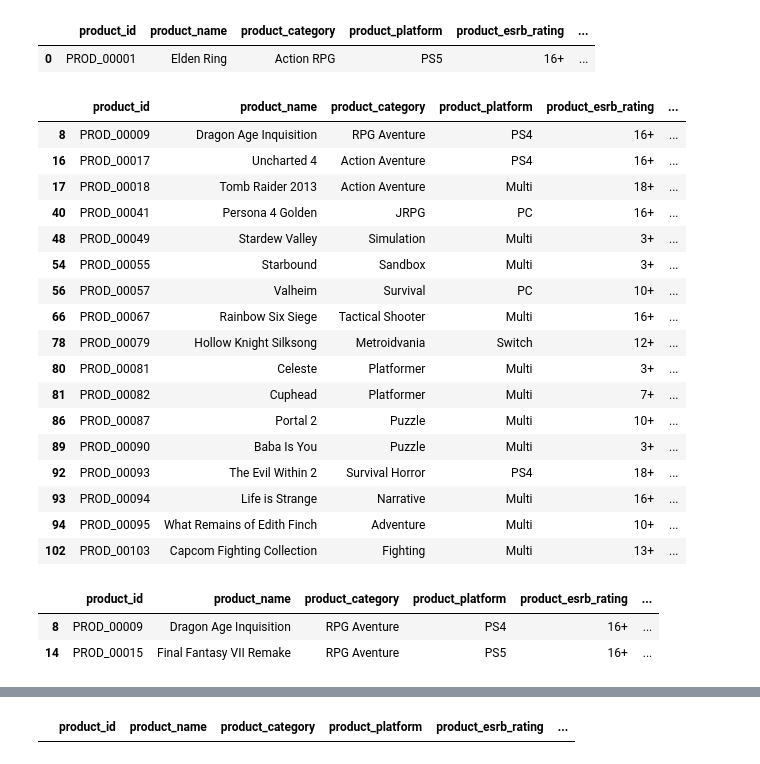
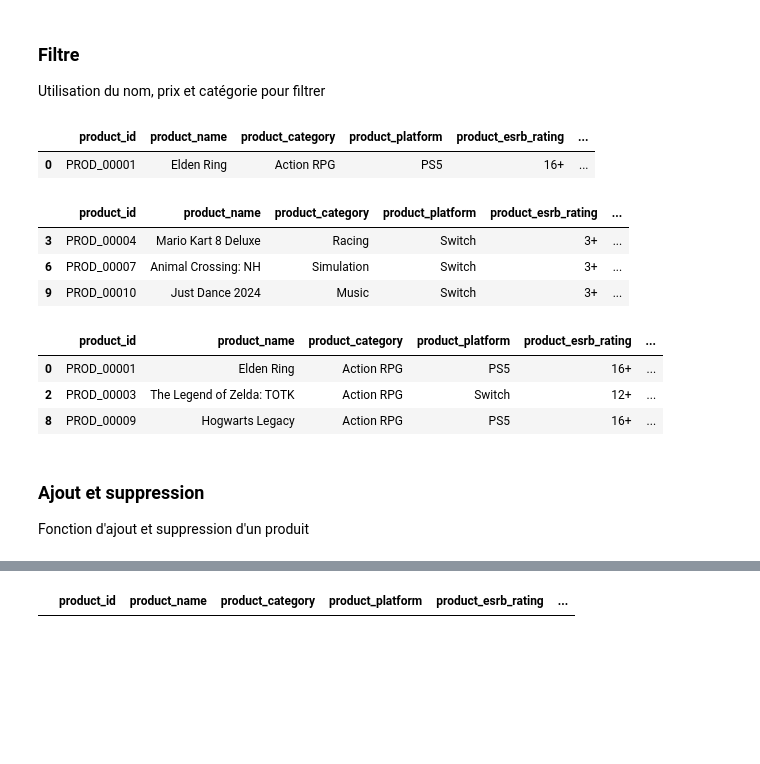
Before and after one commit to AxelBcr/AppDec_VideoGame, a Jupyter notebook: Magasin.ipynb, the cells around one changed output, grey strips where cells are left out. Saved outputs shown, nothing was run; the diff lists cells and outputs as text; code cells hidden in the pictures; blank space fills up the shorter version.

```diff
--- a/Magasin.ipynb
+++ b/Magasin.ipynb
@@ -133,3 +317,7 @@ magasin = Magasin()
+# %% [markdown]
+### Filtre
+
+Utilisation du nom, prix et catégorie pour filtrer
 # %%
 # Filtre par nom
 magasin.filter_products_name("Elden Ring")
@@ -138,33 +326,24 @@ magasin.filter_products_name("Elden Ring")
 | 0 | PROD_00001 | Elden Ring | Action RPG | PS5 | 16+ | ... |
 # %%
 # Filtre par prix
-magasin.filter_products_price(5, 25)
+magasin.filter_products_price(0, 50)
 # %% [output]
 |  | product_id | product_name | product_category | product_platform | product_esrb_rating | ... |
-| 8 | PROD_00009 | Dragon Age Inquisition | RPG Aventure | PS4 | 16+ | ... |
-| 16 | PROD_00017 | Uncharted 4 | Action Aventure | PS4 | 16+ | ... |
-| 17 | PROD_00018 | Tomb Raider 2013 | Action Aventure | Multi | 18+ | ... |
-| 40 | PROD_00041 | Persona 4 Golden | JRPG | PC | 16+ | ... |
-| 48 | PROD_00049 | Stardew Valley | Simulation | Multi | 3+ | ... |
-| 54 | PROD_00055 | Starbound | Sandbox | Multi | 3+ | ... |
-| 56 | PROD_00057 | Valheim | Survival | PC | 10+ | ... |
-| 66 | PROD_00067 | Rainbow Six Siege | Tactical Shooter | Multi | 16+ | ... |
-| 78 | PROD_00079 | Hollow Knight Silksong | Metroidvania | Switch | 12+ | ... |
-| 80 | PROD_00081 | Celeste | Platformer | Multi | 3+ | ... |
-| 81 | PROD_00082 | Cuphead | Platformer | Multi | 7+ | ... |
-| 86 | PROD_00087 | Portal 2 | Puzzle | Multi | 10+ | ... |
-| 89 | PROD_00090 | Baba Is You | Puzzle | Multi | 3+ | ... |
-| 92 | PROD_00093 | The Evil Within 2 | Survival Horror | PS4 | 18+ | ... |
-| 93 | PROD_00094 | Life is Strange | Narrative | Multi | 16+ | ... |
-| 94 | PROD_00095 | What Remains of Edith Finch | Adventure | Multi | 10+ | ... |
-| 102 | PROD_00103 | Capcom Fighting Collection | Fighting | Multi | 13+ | ... |
+| 3 | PROD_00004 | Mario Kart 8 Deluxe | Racing | Switch | 3+ | ... |
+| 6 | PROD_00007 | Animal Crossing: NH | Simulation | Switch | 3+ | ... |
+| 9 | PROD_00010 | Just Dance 2024 | Music | Switch | 3+ | ... |
 # %%
 # Filtre par catégorie
-magasin.filter_products_category("RPG Aventure")
+magasin.filter_products_category("Action RPG")
 # %% [output]
 |  | product_id | product_name | product_category | product_platform | product_esrb_rating | ... |
-| 8 | PROD_00009 | Dragon Age Inquisition | RPG Aventure | PS4 | 16+ | ... |
-| 14 | PROD_00015 | Final Fantasy VII Remake | RPG Aventure | PS5 | 16+ | ... |
+| 0 | PROD_00001 | Elden Ring | Action RPG | PS5 | 16+ | ... |
+| 2 | PROD_00003 | The Legend of Zelda: TOTK | Action RPG | Switch | 12+ | ... |
+| 8 | PROD_00009 | Hogwarts Legacy | Action RPG | PS5 | 16+ | ... |
+# %% [markdown]
+### Ajout et suppression
+
+Fonction d'ajout et suppression d'un produit
 # %%
 # Ajoute un produit
 magasin.add_product("Pokemon Platine", "RPG Aventure", "DS", "3+", "2007", "24.99", "254", "Game : Pokemon Platine")
```
Also changed, not shown: parts of 10 cells of this notebook.
